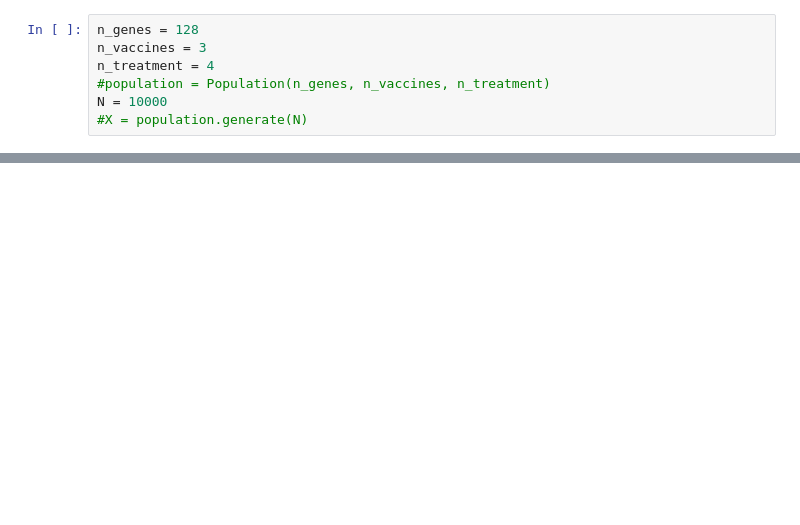
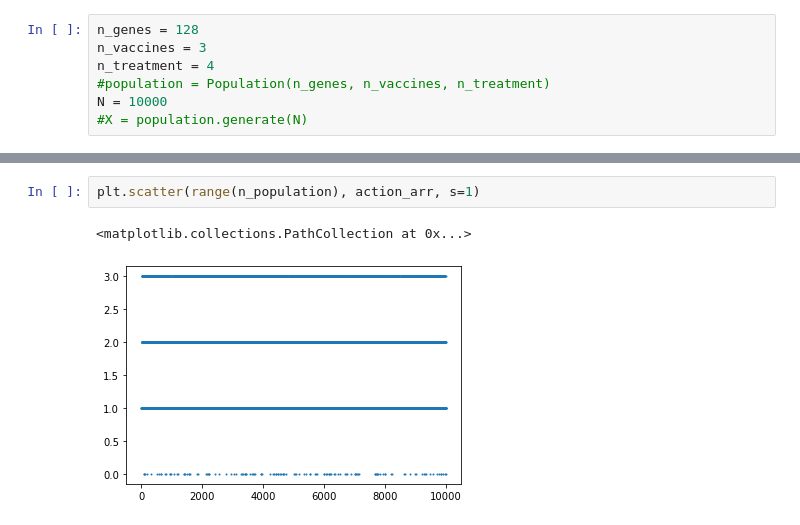
Before and after one commit to Even-tr/Project-2-Fairness-Privacy-Experiment-Design, a Jupyter notebook: src/thompson.ipynb, the cells around one changed output, grey strips where cells are left out. Cells and saved outputs as stored; diff of their text form; blank space fills up the shorter version.

```diff
--- a/src/thompson.ipynb
+++ b/src/thompson.ipynb
@@ -112,0 +221,5 @@ plt.plot(ranaction_arr)
+# %%
+plt.scatter(range(n_population), action_arr, s=1)
+# %% [output]
+<matplotlib.collections.PathCollection at 0x...>
+[figure, added]
```
Also changed, not shown: parts of 15 cells of this notebook.
